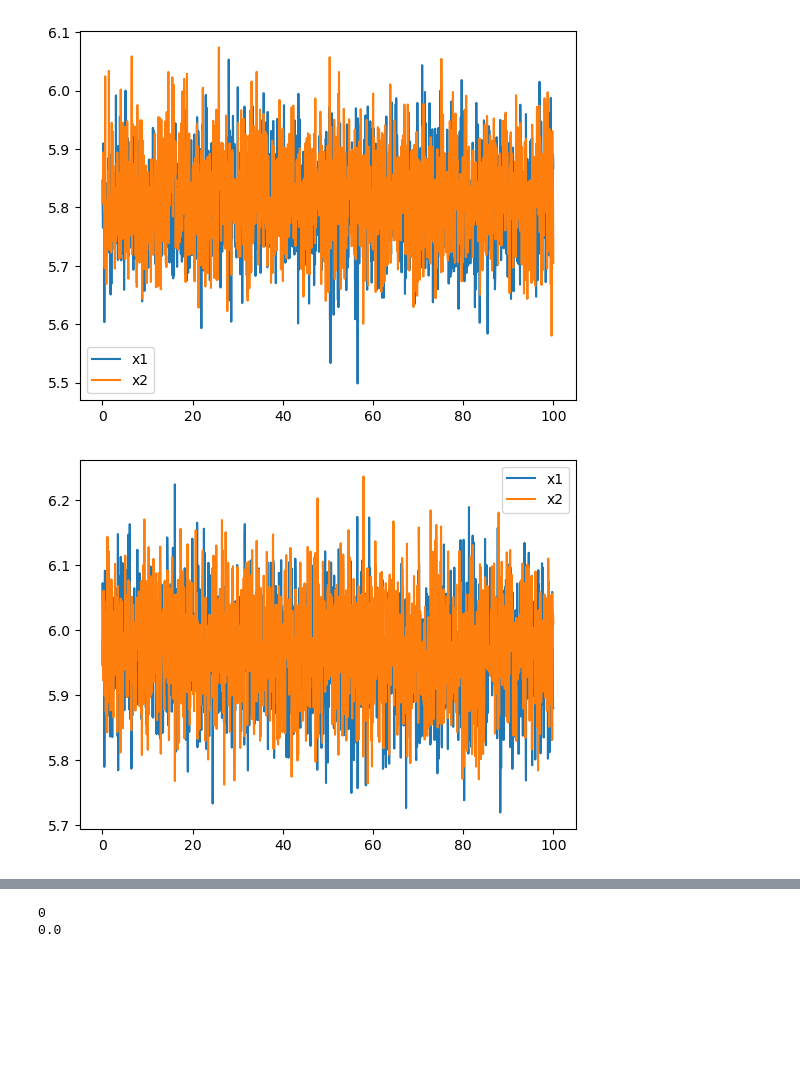
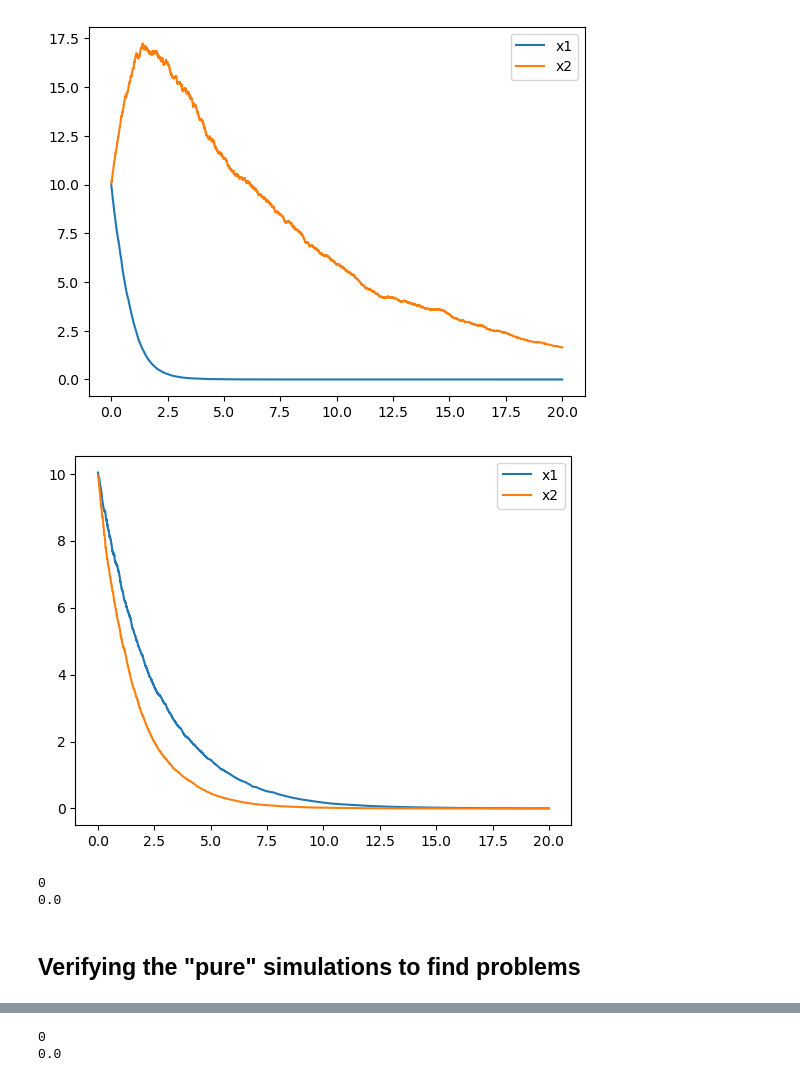
Before and after one commit to JhonatanFelix/patankar-euler, a Jupyter notebook: Lotka-Volterra/solutions_and_calculations.ipynb, the cells around one changed output, grey strips where cells are left out. Cells and saved outputs as stored; diff of their text form; code cells hidden in the pictures; blank space fills up the shorter version.

```diff
--- a/Lotka-Volterra/solutions_and_calculations.ipynb
+++ b/Lotka-Volterra/solutions_and_calculations.ipynb
@@ -13,7 +13,7 @@ def lotka_volterra(z, a1, b1, a2, b2):
     dx2dt = a2 * x2 * b2 - x1 * x2
     return np.array([dxdt, dydt])
 # %%
-a1,a2,b1,b2 = 0.1 , 0.1, 0.1, 0.12
+a1,a2,b1,b2 = 0.1 , -0.1, 0.1, -0.12
 sigma1, sigma2 = 0.2 , 0.2
 
 def f(t, x):
@@ -27,3 +27,27 @@ def d(t,x):
 def g(t,x):
     x = np.array([sigma1, sigma2])*x
     return x
+# %%
+### This cell was only to verify when my sigma was giving errors
+h = 1/(2**4)
+sigma1 = 0.2
+sigma2 = 0.2
+initial = 0
+end = 100
+
+times = np.linspace(initial,end, (end - initial)*(int(1/h)))
+initial_condition = [6 , 6]
+
+cem = composite_euler_method([f], [d], [g], times, h , initial_condition)
+fcem = fully_composite_euler_method([f], [d], [g], times, h , initial_condition)
+h = 2**4
+
+plt.plot(times, fcem[:, 0], label = 'x1')
+plt.plot(times, fcem[:, 1], label = 'x2')
+plt.legend()
+plt.show()
+
+plt.plot(times, cem[:, 0], label = 'x1')
+plt.plot(times, cem[:, 1], label = 'x2')
+plt.legend()
+plt.show()
@@ -31,28 +58,50 @@ def g(t,x):
 def simulation_cem_fcem(h = 1/(2**4), sigma1 = 0.2, sigma2 = 0.2, initial = 0, end = 100):
 
     times = np.linspace(initial,end, (end-initial)*(int(1/h)))
+    initial_condition = [10 , 10]
 
-    initial_condition = [6 , 6]
+    g = lambda t, x: np.array([sigma1, sigma2]) * x
 
-    cem = composite_euler_method([f], [d], [g], times, initial_condition)
-
-    fcem = fully_composite_euler_method([f], [d], [g], times, initial_condition)
+    cem = composite_euler_method([f], [d], [g], times, h, initial_condition)
+    fcem = fully_composite_euler_method([f], [d], [g],  times,h, initial_condition)
 
     return cem , fcem
 # %%
-cem, fcem = simulation_cem_fcem(h = 1/(2**4),sigma1= 0.2, sigma2=0.2)
+cem, fcem = simulation_cem_fcem(h = 1/(2**8), sigma1= 0.5, sigma2= 0.5, end = 20)
 fcem
 
-times = np.linspace(0,100, 100*(2**4))
+times = np.linspace(0,20, 20*(2**8))
 plt.plot(times, fcem[:, 0], label = 'x1')
 plt.plot(times, fcem[:, 1], label = 'x2')
 plt.legend()
 plt.show()
 
 plt.plot(times, cem[:, 0], label = 'x1')
 plt.plot(times, cem[:, 1], label = 'x2')
 plt.legend()
 plt.show()
 # %% [output]
-[figure, old version]
+[figure, new version]
-[figure, old version]
+[figure, new version]
+# %%
+counting_simulations = 0
+step_value = 0
+step_numbers = []
+
+
+for i in range(100):
+    cem, fcem = simulation_cem_fcem(sigma1 = 0.2 , sigma2 = 0.2)
+
+    for j in range(len(fcem)):
+        if np.any(fcem[j] < 0):
+            counting_simulations += 1
+            step_value += len(fcem[j][fcem[j] < 0])
+        step_numbers.append(step_value)
+
+print(counting_simulations)
+print(np.mean(step_numbers))
+# %% [output]
+0
+0.0
+# %% [markdown]
+## Verifying the "pure" simulations to find problems
```
Also changed, not shown: parts of 17 cells of this notebook, 1 other file.
